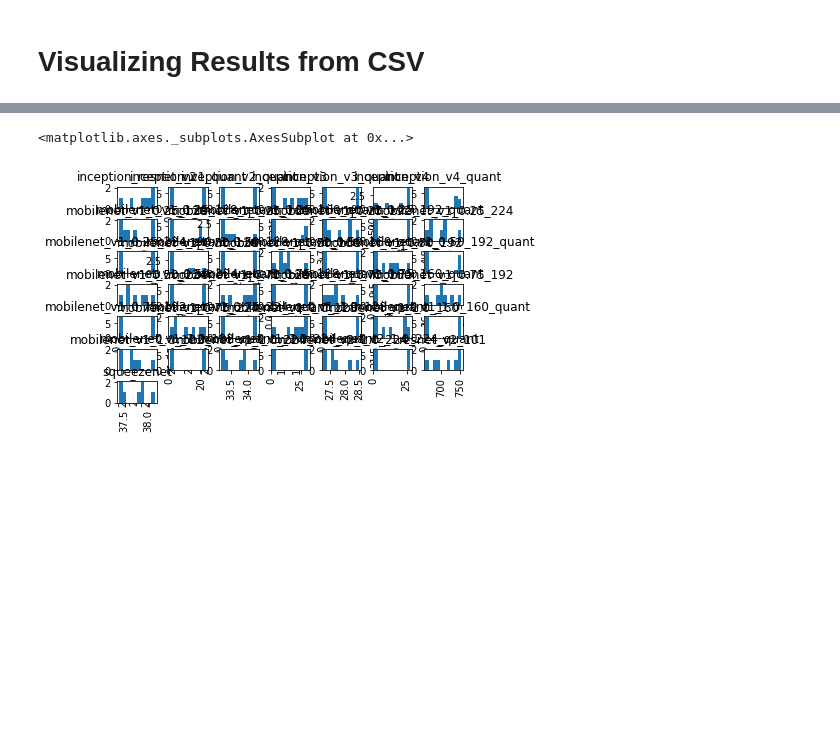
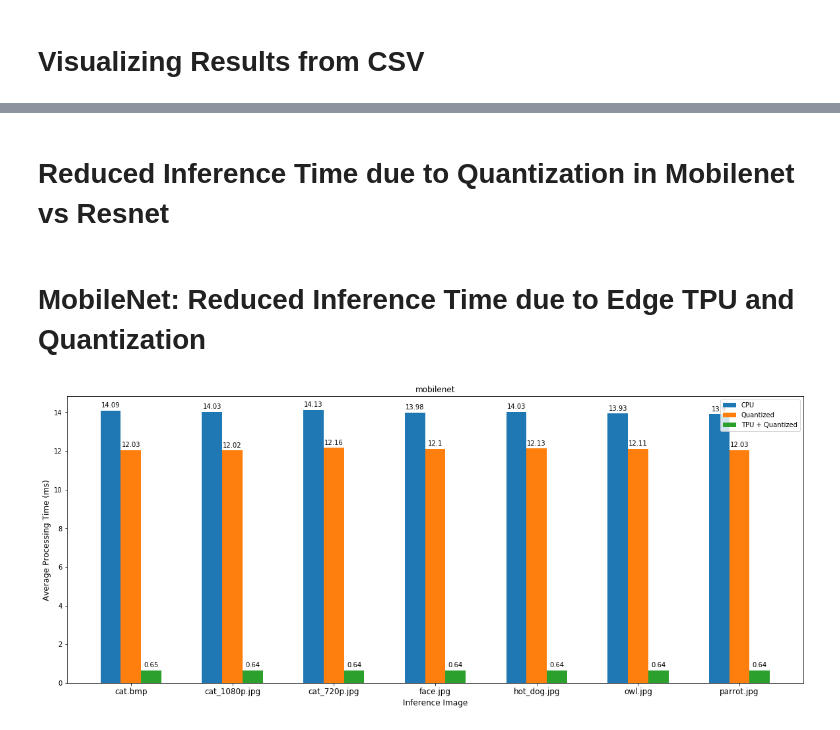
Before and after one commit to salimmj/coral-benchmarks, a Jupyter notebook: Visualize Results.ipynb, the cells around one changed output, grey strips where cells are left out. Cells and saved outputs as stored; diff of their text form; code cells hidden in the pictures; blank space fills up the shorter version.

```diff
--- a/Visualize Results.ipynb
+++ b/Visualize Results.ipynb
@@ -36,5 +51,0 @@ data.groupby(['edgetpu','quant']).mean()
-# %%
-data[['model', 'average']].hist(by='model')[0][0]
-# %% [output]
-<matplotlib.axes._subplots.AxesSubplot at 0x...>
-[figure, removed]
@@ -42,0 +52,19 @@ hist = df.hist(bins=3)
+# %% [markdown]
+# Reduced Inference Time due to Quantization in Mobilenet vs Resnet
+# %%
+mobilenet = []
+squeezenet = []
+resnet = []
+inception = []
+
+i=0
+for m in df['model']:
+    if 'mobilenet' in m:
+        mobilenet.append(i)
+    elif 'squeezenet' in m:
+        squeezenet.append(i)
+    elif 'inception' in m and 'resnet' not in m:
+        inception.append(i)
+    elif 'resnet' in m:
+        resnet.append(i)
+    i += 1
@@ -42,0 +123,7 @@ hist = df.hist(bins=3)
+# %% [markdown]
+# MobileNet: Reduced Inference Time due to Edge TPU and Quantization
+# %%
+dd = df[['image','edgetpu','quant','average']].iloc[mobilenet].groupby(['image','edgetpu','quant']).mean()
+show_perf_hist(dd, 'mobilenet')
+# %% [output]
+[figure, added]
```
Also changed, not shown: parts of 32 cells of this notebook.
